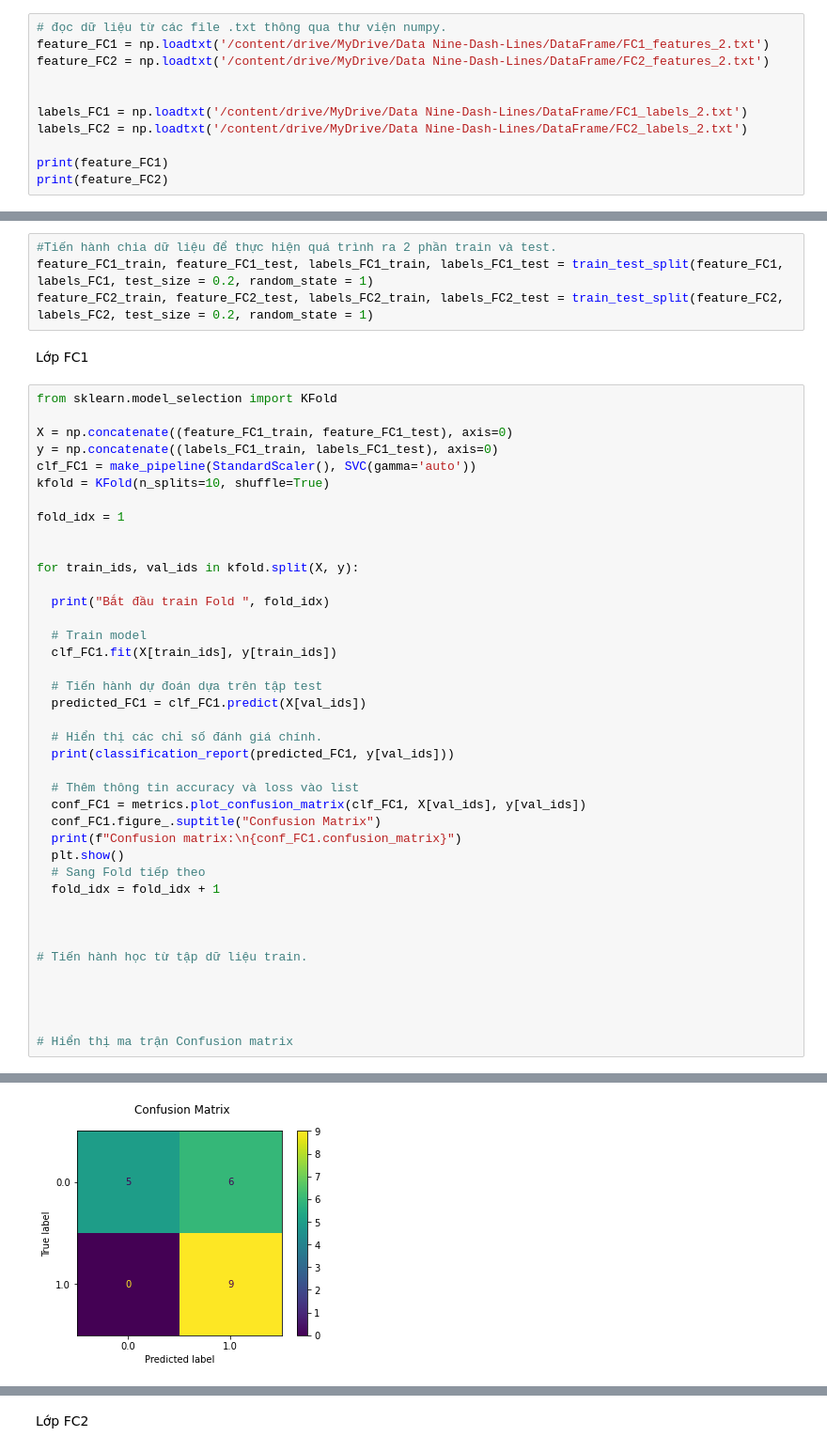
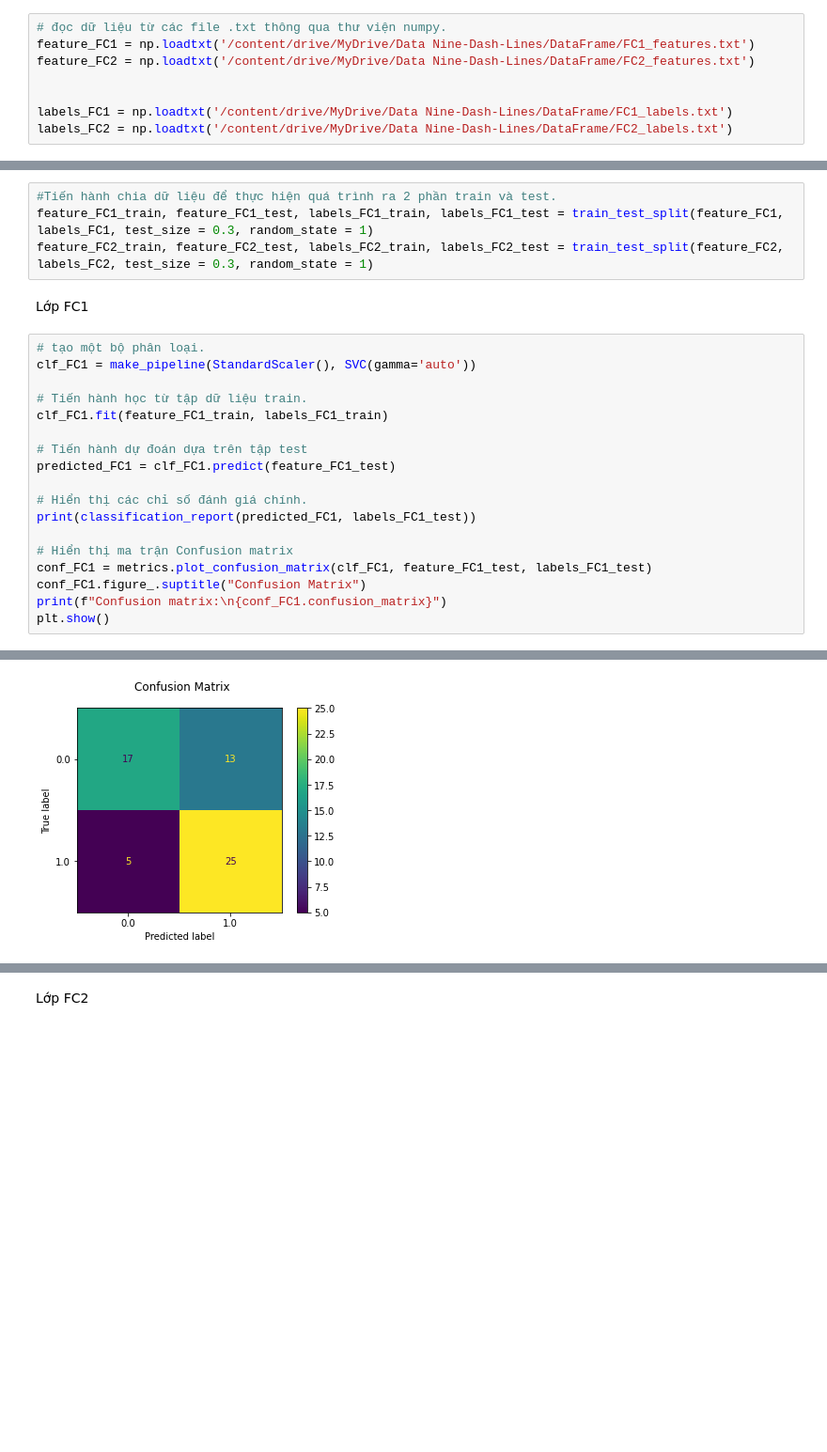
Before and after one commit to Hoangthang017/CS331-338-431_nine-dash-line-detection, a Jupyter notebook: FeatureExtractionUsingAlexnet/SVM.ipynb, the cells around one changed output, grey strips where cells are left out. Shown at 94% size. Saved outputs shown, nothing was run; the diff lists cells and outputs as text; blank space fills up the shorter version.

```diff
--- a/FeatureExtractionUsingAlexnet/SVM.ipynb
+++ b/FeatureExtractionUsingAlexnet/SVM.ipynb
@@ -18,12 +18,9 @@ import matplotlib.pyplot as plt
 from sklearn.model_selection import train_test_split
 # %%
 # đọc dữ liệu từ các file .txt thông qua thư viện numpy.
-feature_FC1 = np.loadtxt('/content/drive/MyDrive/Data Nine-Dash-Lines/DataFrame/FC1_features_2.txt')
-feature_FC2 = np.loadtxt('/content/drive/MyDrive/Data Nine-Dash-Lines/DataFrame/FC2_features_2.txt')
+feature_FC1 = np.loadtxt('/content/drive/MyDrive/Data Nine-Dash-Lines/DataFrame/FC1_features.txt')
+feature_FC2 = np.loadtxt('/content/drive/MyDrive/Data Nine-Dash-Lines/DataFrame/FC2_features.txt')
 
 
-labels_FC1 = np.loadtxt('/content/drive/MyDrive/Data Nine-Dash-Lines/DataFrame/FC1_labels_2.txt')
-labels_FC2 = np.loadtxt('/content/drive/MyDrive/Data Nine-Dash-Lines/DataFrame/FC2_labels_2.txt')
-
-print(feature_FC1)
-print(feature_FC2)
+labels_FC1 = np.loadtxt('/content/drive/MyDrive/Data Nine-Dash-Lines/DataFrame/FC1_labels.txt')
+labels_FC2 = np.loadtxt('/content/drive/MyDrive/Data Nine-Dash-Lines/DataFrame/FC2_labels.txt')
@@ -51,47 +27,25 @@ print(feature_FC2)
 # %%
 #Tiến hành chia dữ liệu để thực hiện quá trình ra 2 phần train và test.
-feature_FC1_train, feature_FC1_test, labels_FC1_train, labels_FC1_test = train_test_split(feature_FC1, labels_FC1, test_size = 0.2, random_state = 1)
-feature_FC2_train, feature_FC2_test, labels_FC2_train, labels_FC2_test = train_test_split(feature_FC2, labels_FC2, test_size = 0.2, random_state = 1)
+feature_FC1_train, feature_FC1_test, labels_FC1_train, labels_FC1_test = train_test_split(feature_FC1, labels_FC1, test_size = 0.3, random_state = 1)
+feature_FC2_train, feature_FC2_test, labels_FC2_train, labels_FC2_test = train_test_split(feature_FC2, labels_FC2, test_size = 0.3, random_state = 1)
 # %% [markdown]
 Lớp FC1
 # %%
-from sklearn.model_selection import KFold
-
-X = np.concatenate((feature_FC1_train, feature_FC1_test), axis=0)
-y = np.concatenate((labels_FC1_train, labels_FC1_test), axis=0)
+# tạo một bộ phân loại.
 clf_FC1 = make_pipeline(StandardScaler(), SVC(gamma='auto'))
-kfold = KFold(n_splits=10, shuffle=True)
-
-fold_idx = 1
-
-
-for train_ids, val_ids in kfold.split(X, y):
-
-  print("Bắt đầu train Fold ", fold_idx)
-
-  # Train model
-  clf_FC1.fit(X[train_ids], y[train_ids])
-
-  # Tiến hành dự đoán dựa trên tập test
-  predicted_FC1 = clf_FC1.predict(X[val_ids])
-
-  # Hiển thị các chỉ số đánh giá chính.
-  print(classification_report(predicted_FC1, y[val_ids]))
-
-  # Thêm thông tin accuracy và loss vào list
-  conf_FC1 = metrics.plot_confusion_matrix(clf_FC1, X[val_ids], y[val_ids])
-  conf_FC1.figure_.suptitle("Confusion Matrix")
-  print(f"Confusion matrix:\n{conf_FC1.confusion_matrix}")
-  plt.show()
-  # Sang Fold tiếp theo
-  fold_idx = fold_idx + 1
-
-
 
 # Tiến hành học từ tập dữ liệu train.
+clf_FC1.fit(feature_FC1_train, labels_FC1_train)
 
+# Tiến hành dự đoán dựa trên tập test
+predicted_FC1 = clf_FC1.predict(feature_FC1_test)
 
-
+# Hiển thị các chỉ số đánh giá chính.
+print(classification_report(predicted_FC1, labels_FC1_test))
 
 # Hiển thị ma trận Confusion matrix
+conf_FC1 = metrics.plot_confusion_matrix(clf_FC1, feature_FC1_test, labels_FC1_test)
+conf_FC1.figure_.suptitle("Confusion Matrix")
+print(f"Confusion matrix:\n{conf_FC1.confusion_matrix}")
+plt.show()
 # %% [output]
@@ -111 +64 @@ Confusion matrix:
-[figure, old version]
+[figure, new version]
```
Also changed, not shown: parts of 7 cells of this notebook.
